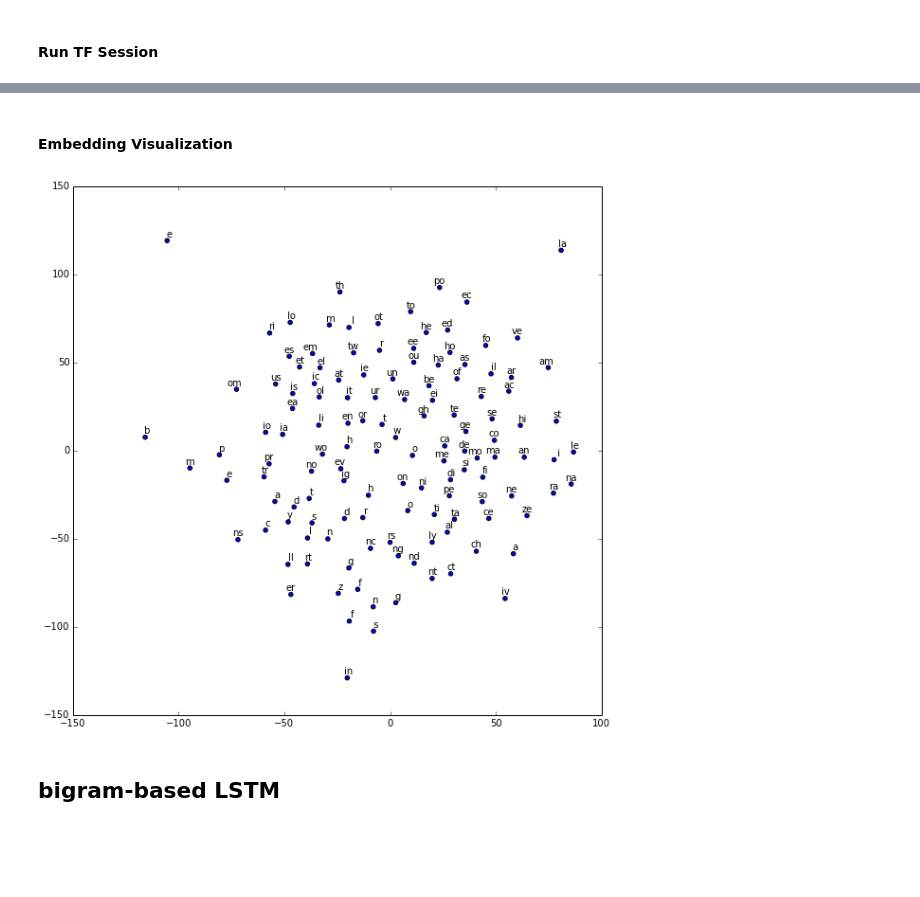
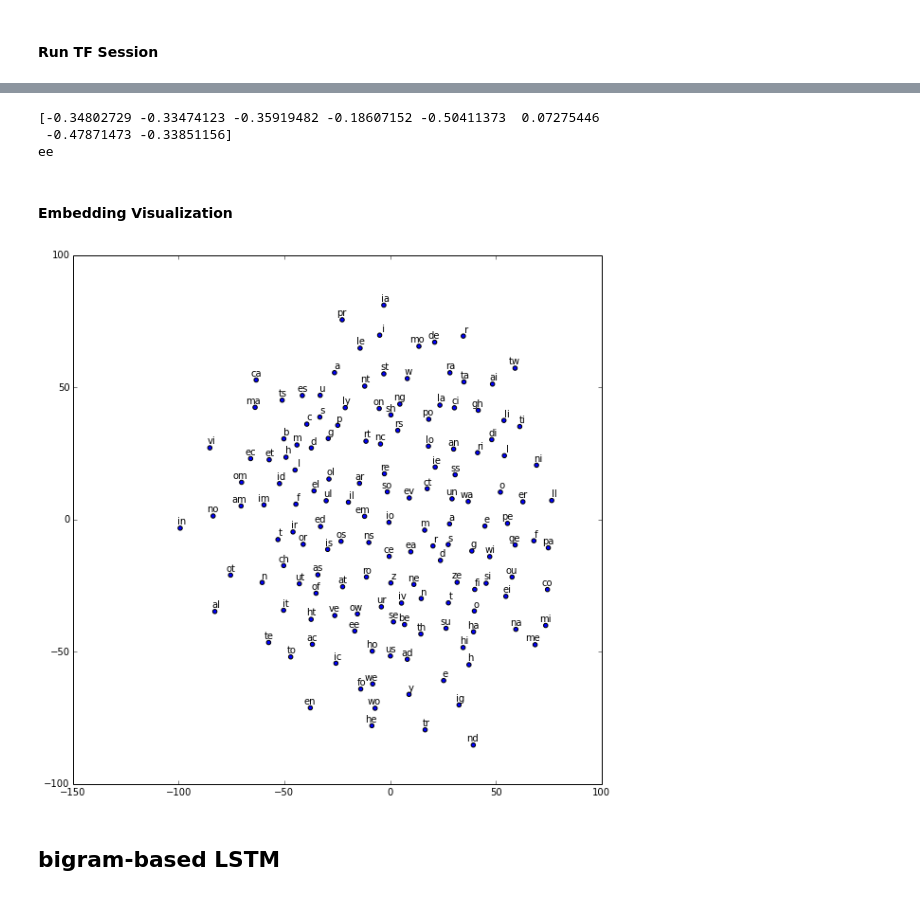
Before and after one commit to JoshuaDownes/TensorFlowLSTM_misc, a Jupyter notebook: bi-gram LSTM.ipynb, the cells around one changed output, grey strips where cells are left out. Saved outputs shown, nothing was run; the diff lists cells and outputs as text; code cells hidden in the pictures; blank space fills up the shorter version.

```diff
--- a/bi-gram LSTM.ipynb
+++ b/bi-gram LSTM.ipynb
@@ -68,13 +68,13 @@ Word2vec skip-gram model trains an embedding based on the context of the word; w
 # %% [markdown]
 #### Format dataset
 # %%
-vocabulary_size = 400
+vocabulary_size = len(set(bigrams)) # All bigrams
 
 def build_dataset(bigrams):
 
     # Find counts of all bigrams
-    bigram_counts = [['NA',-1]]
-    most_common = collections.Counter(bigrams).most_common(vocabulary_size - 1)
+    bigram_counts = []#
+    most_common = collections.Counter(bigrams).most_common(vocabulary_size)
     bigram_counts.extend(most_common)
 
     # Dictionary which maps a bigram to its popularity, with 0 being the most popular
@@ -88,15 +88,9 @@ def build_dataset(bigrams):
     # Data is an array storing each bigram's key in our reverse_dictionary
     # i.e. bigram[i] = reverse_dictionary[data[i]]
     data = []
-    NA_count = 0
     for bigram in bigrams:
-        if bigram in dictionary:
-            index = dictionary[bigram]
-        else:
-            index = 0
-            NA_count += 1
+        index = dictionary[bigram]
         data.append(index)
-    bigram_counts[0][1] = NA_count
 
     return data, bigram_counts, dictionary, reverse_dictionary
 
@@ -260,25 +254,52 @@ Nearest to te: su, ka, af, hy, hu, cu, ie, go,
+# %%
+# Functions to translate from bigrams to embeddings and vice versa
+def get_embedding(bigram):
+    return final_embeddings[dictionary[bigram]]
+
+def get_bigram(embedding):
+    embedding_np = np.array(embedding)
+    current_dist = np.inf
+    current_closest = 0
+    for i in range(len(final_embeddings)):
+        dist = np.linalg.norm(embedding_np - final_embeddings[i])
+        if dist < current_dist:
+            current_closest = i
+            current_dist = dist
+    return reverse_dictionary[current_closest]
+
+ex_bigram = "ee"
+ex_embed = get_embedding(ex_bigram)
+ex_bigram = get_bigram(ex_embed)
+
+print(ex_embed)
+print(ex_bigram)
+# %% [output]
+[-0.34802729 -0.33474123 -0.35919482 -0.18607152 -0.50411373  0.07275446
+ -0.47871473 -0.33851156]
+ee
 # %% [markdown]
 #### Embedding Visualization
 # %%
-# Use TSNE, a dimension reduction technique which attempts to preserve neighbor distances
-num_points = 130
+# TSNE for dimension reduction; better than PCA for preserving neighbor distances
+num_points = 150
 tsne = TSNE(perplexity=20, n_components=2, init='pca', n_iter=2000)
-two_d_embeddings = tsne.fit_transform(final_embeddings[1:num_points+1, :])
+two_d_embeddings = tsne.fit_transform(final_embeddings[0:num_points+1, :])
 # %%
-# Plotting function from tensorflow udacity folder
+# Plotting function from tensorflow udacity
+%matplotlib inline
 def plot(embeddings, labels):
   assert embeddings.shape[0] >= len(labels), 'More labels than embeddings'
   pylab.figure(figsize=(10,10))  # in inches
   for i, label in enumerate(labels):
     x, y = embeddings[i,:]
     pylab.scatter(x, y)
     pylab.annotate(label, xy=(x, y), xytext=(5, 2), textcoords='offset points',
                    ha='right', va='bottom')
   pylab.show()
 
-words = [reverse_dictionary[i] for i in range(1, num_points+1)]
+words = [reverse_dictionary[i] for i in range(0, num_points+1)]
 plot(two_d_embeddings, words)
 # %% [output]
-[figure, old version]
+[figure, new version]
 # %% [markdown]
 ## bigram-based LSTM
```
Also changed, not shown: parts of 6 cells of this notebook.
